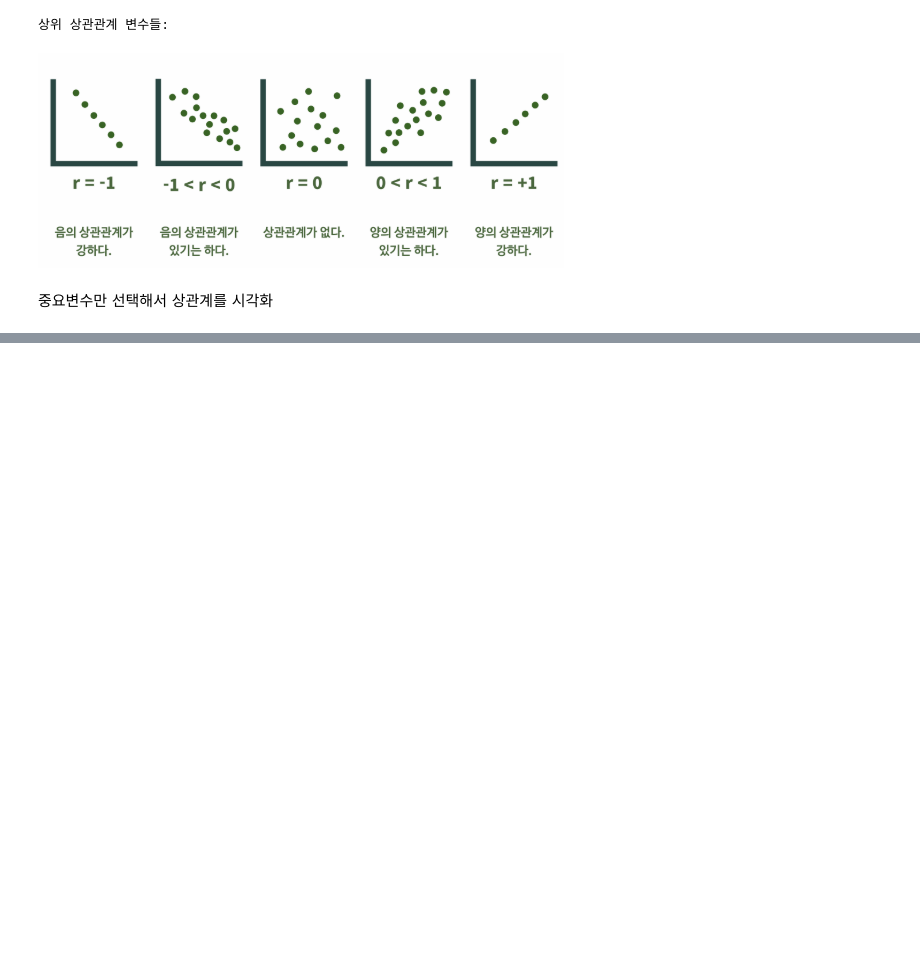
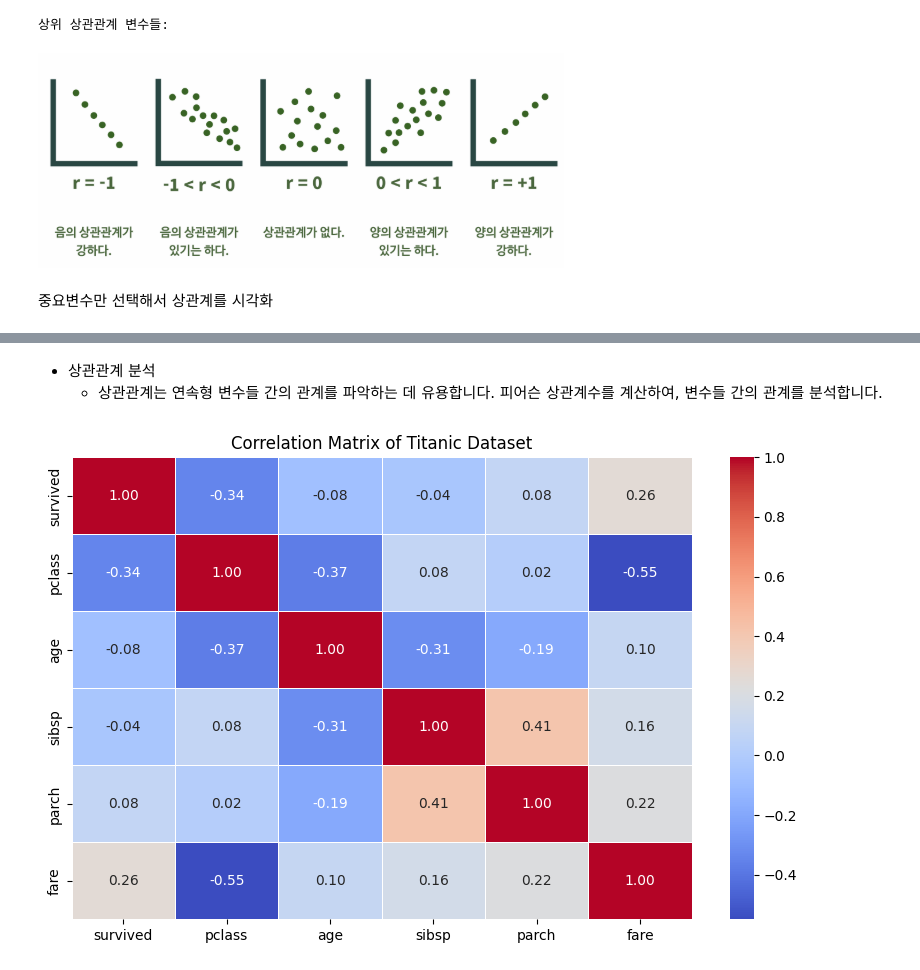
Before and after one commit to leekyuyoung-ai/AI, a Jupyter notebook: 2_1_탐색적_데이터_분석.ipynb, the cells around one changed output, grey strips where cells are left out. Saved outputs shown, nothing was run; the diff lists cells and outputs as text; code cells hidden in the pictures; blank space fills up the shorter version.

```diff
--- a/2_1_탐색적_데이터_분석.ipynb
+++ b/2_1_탐색적_데이터_분석.ipynb
@@ -346,0 +444,15 @@ None
+# %% [markdown]
+- 상관관계 분석
+  - 상관관계는 연속형 변수들 간의 관계를 파악하는 데 유용합니다. 피어슨 상관계수를 계산하여, 변수들 간의 관계를 분석합니다.
+# %%
+# 상관관계 계산 - 수치데이터
+titanic_numeric = titanic.select_dtypes(include=['number'])
+correlation_matrix = titanic_numeric.corr()
+
+# 상관관계 히트맵 시각화
+plt.figure(figsize=(10, 6))
+sns.heatmap(correlation_matrix, annot=True, cmap="coolwarm", fmt=".2f", linewidths=0.5)
+plt.title("Correlation Matrix of Titanic Dataset")
+plt.show()
+# %% [output]
+[figure, added]
```
Also changed, not shown: parts of 3 cells of this notebook.
